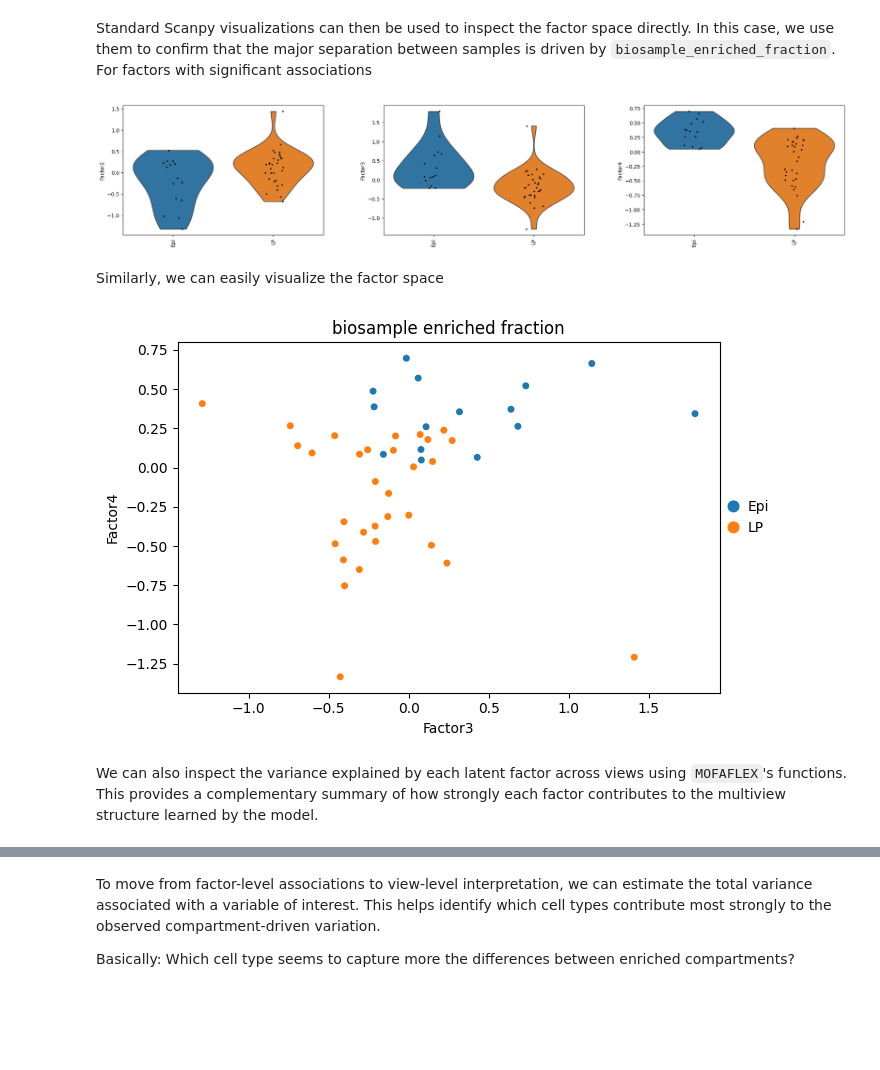
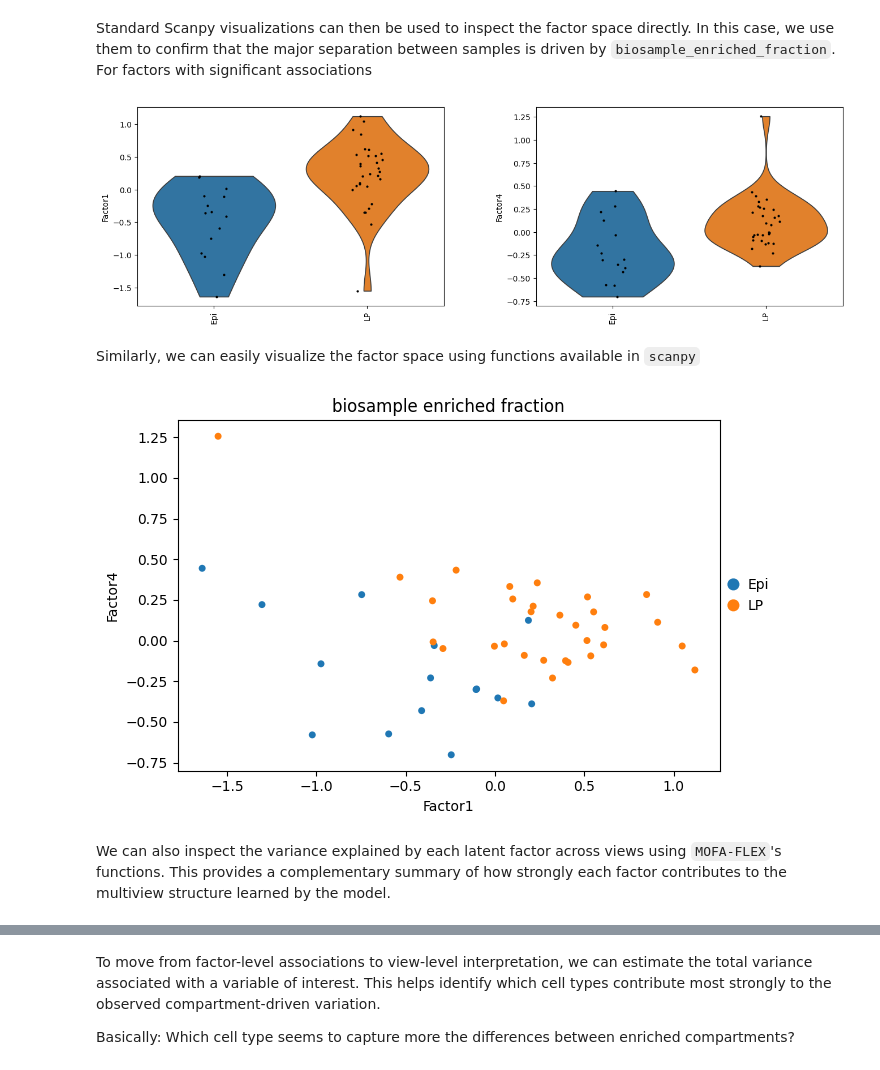
Before and after one commit to saezlab/MINA, a Jupyter notebook: docs/notebooks/GetStarted_MOFA.ipynb, the cells around one changed output, grey strips where cells are left out. Drawn from its saved outputs; the diff is of its cells as text; code cells hidden in the pictures; blank space fills up the shorter version.

```diff
--- a/docs/notebooks/GetStarted_MOFA.ipynb
+++ b/docs/notebooks/GetStarted_MOFA.ipynb
@@ -243,9 +243,8 @@ To avoid issues during model fit, we have provided a helping function `append_vi
 mina.up.utils.append_view_to_var(anndata_dict)
 
 mdata = md.MuData(anndata_dict)
-model = mf.MOFAFLEX(
-    mdata,
-    mf.ModelOptions(n_factors=5, weight_prior="SnS", likelihoods="Normal"),
-    mf.TrainingOptions(seed=42, save_path=False, lr=0.01, early_stopper_patience=500)
-)
+
+# Fitting model
+model = mf.terms.MofaFlex(n_factors=5, weight_prior="SpikeSlab", init_factors="pca")
+model.fit(mdata, seed=42, save_path=False, lr=0.01, early_stopper_patience=1000, likelihoods="Normal")
 # %% [output]
@@ -356,22 +356,22 @@ In this case we have three factors that associate with differences in the enrich
 Standard Scanpy visualizations can then be used to inspect the factor space directly. In this case, we use them to confirm that the major separation between samples is driven by `biosample_enriched_fraction`. For factors with significant associations
 # %%
 sc.pl.violin(amodel,
-             ["Factor2","Factor3","Factor4"],
+             ["Factor1","Factor4"],
              groupby="biosample_enriched_fraction", rotation=90,size = 3)
 # %% [output]
-[figure, old version]
+[figure, new version]
 # %% [markdown]
-Similarly, we can easily visualize the factor space
+Similarly, we can easily visualize the factor space using functions available in `scanpy`
 # %%
 sc.pl.scatter(amodel,
-              x = "Factor3",
+              x = "Factor1",
               y = "Factor4",
               color  = "biosample_enriched_fraction",
               size =100)
 # %% [output]
-[figure, old version]
+[figure, new version]
 # %% [markdown]
-We can also inspect the variance explained by each latent factor across views using `MOFAFLEX`'s functions. This provides a complementary summary of how strongly each factor contributes to the multiview structure learned by the model.
+We can also inspect the variance explained by each latent factor across views using `MOFA-FLEX`'s functions. This provides a complementary summary of how strongly each factor contributes to the multiview structure learned by the model.
 # %%
 mf.pl.variance_explained(model)
 # %% [output]
```
Also changed, not shown: parts of 28 cells of this notebook, 4 other files.
